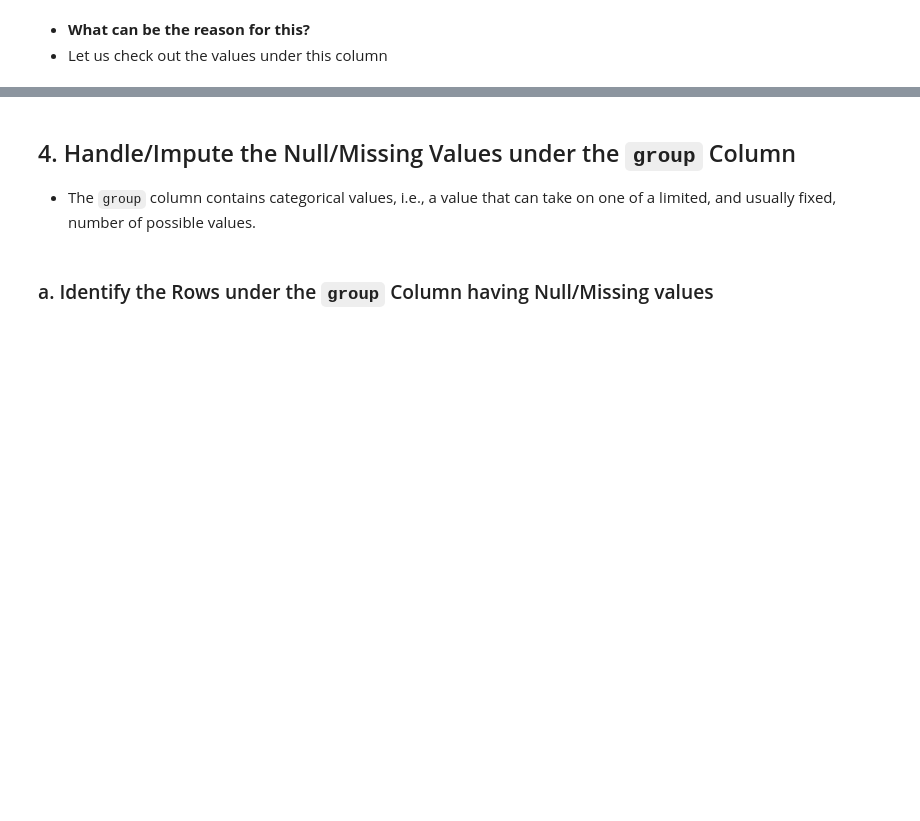
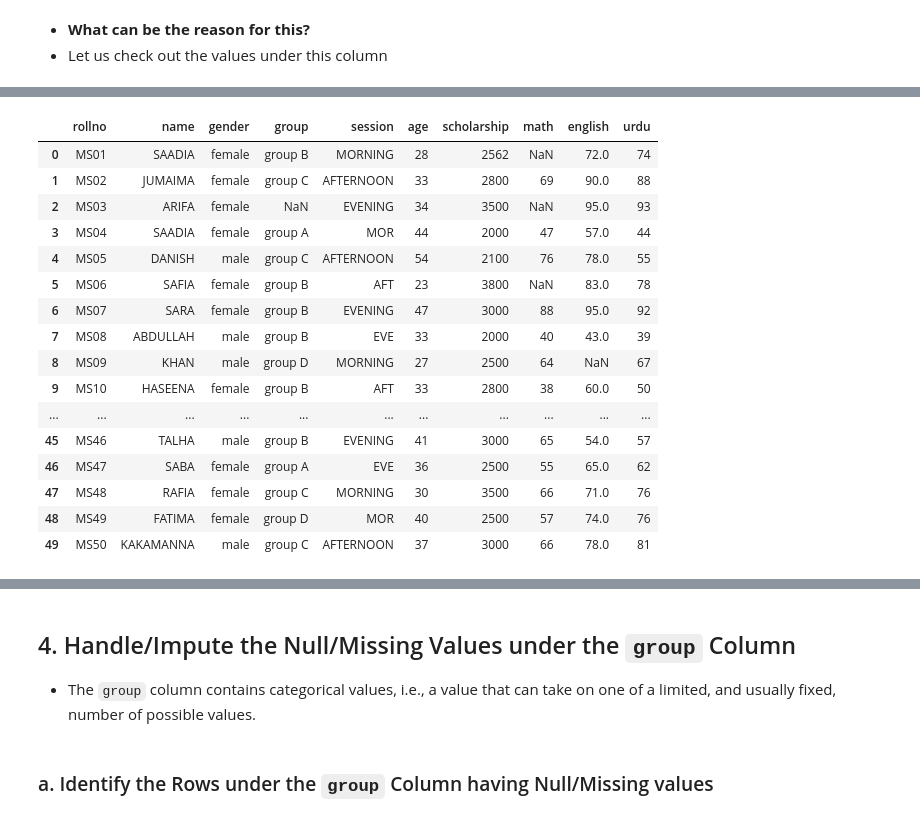
Before and after one commit to ImranNazir4/MS-Data-Science, a Jupyter notebook: Section-3-Python-for-Data-Scientists/Lec-3.16(Pandas-08-Handling-Missing-Data).ipynb, the cells around one changed output, grey strips where cells are left out. Saved outputs shown, nothing was run; the diff lists cells and outputs as text; code cells hidden in the pictures; blank space fills up the shorter version.

```diff
--- a/Section-3-Python-for-Data-Scientists/Lec-3.16(Pandas-08-Handling-Missing-Data).ipynb
+++ b/Section-3-Python-for-Data-Scientists/Lec-3.16(Pandas-08-Handling-Missing-Data).ipynb
@@ -106,5 +236,24 @@ df
 # %%
 df.math.replace('No Idea', np.nan, inplace=True)
+df
+# %% [output]
+|  | rollno | name | gender | group | session | age | scholarship | math | english | urdu |
+| 0 | MS01 | SAADIA | female | group B | MORNING | 28 | 2562 | NaN | 72.0 | 74 |
+| 1 | MS02 | JUMAIMA | female | group C | AFTERNOON | 33 | 2800 | 69 | 90.0 | 88 |
+| 2 | MS03 | ARIFA | female | NaN | EVENING | 34 | 3500 | NaN | 95.0 | 93 |
+| 3 | MS04 | SAADIA | female | group A | MOR | 44 | 2000 | 47 | 57.0 | 44 |
+| 4 | MS05 | DANISH | male | group C | AFTERNOON | 54 | 2100 | 76 | 78.0 | 55 |
+| 5 | MS06 | SAFIA | female | group B | AFT | 23 | 3800 | NaN | 83.0 | 78 |
+| 6 | MS07 | SARA | female | group B | EVENING | 47 | 3000 | 88 | 95.0 | 92 |
+| 7 | MS08 | ABDULLAH | male | group B | EVE | 33 | 2000 | 40 | 43.0 | 39 |
+| 8 | MS09 | KHAN | male | group D | MORNING | 27 | 2500 | 64 | NaN | 67 |
+| 9 | MS10 | HASEENA | female | group B | AFT | 33 | 2800 | 38 | 60.0 | 50 |
+| ... | ... | ... | ... | ... | ... | ... | ... | ... | ... | ... |
+| 45 | MS46 | TALHA | male | group B | EVENING | 41 | 3000 | 65 | 54.0 | 57 |
+| 46 | MS47 | SABA | female | group A | EVE | 36 | 2500 | 55 | 65.0 | 62 |
+| 47 | MS48 | RAFIA | female | group C | MORNING | 30 | 3500 | 66 | 71.0 | 76 |
+| 48 | MS49 | FATIMA | female | group D | MOR | 40 | 2500 | 57 | 74.0 | 76 |
+| 49 | MS50 | KAKAMANNA | male | group C | AFTERNOON | 37 | 3000 | 66 | 78.0 | 81 |
 # %%
 # Note the marks of Saadia in math are changed from string `No Idea` to `NaN`
 # Since this seems working fine let us make inplace=True to make these changes in the original dataframe
```
Also changed, not shown: parts of 29 cells of this notebook, 13 other files.
